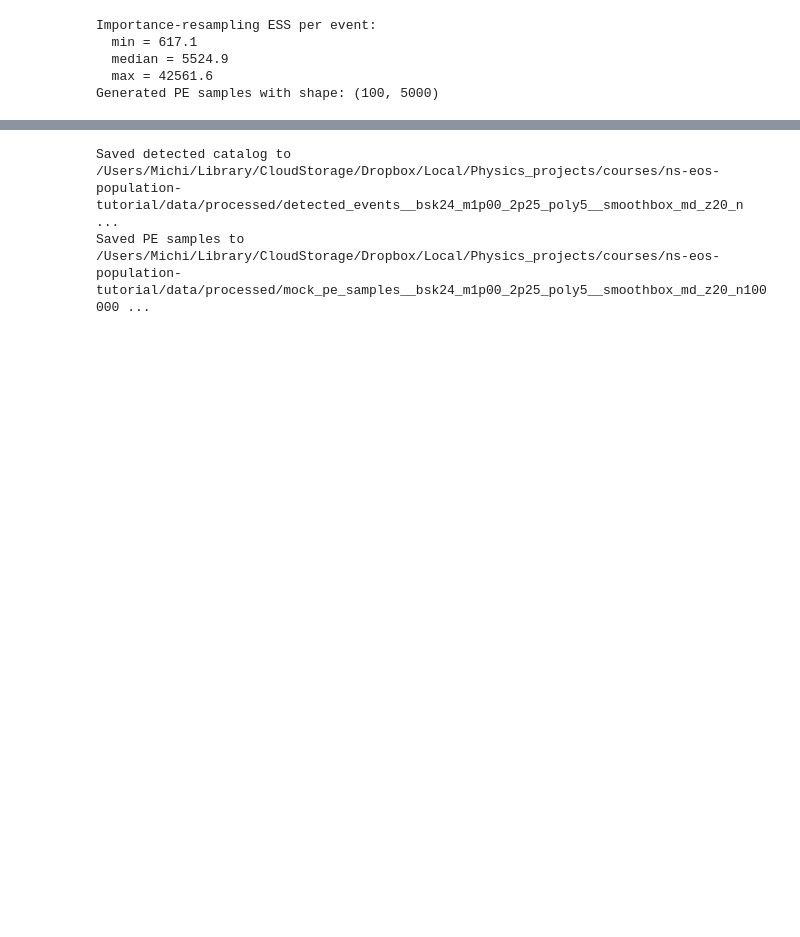
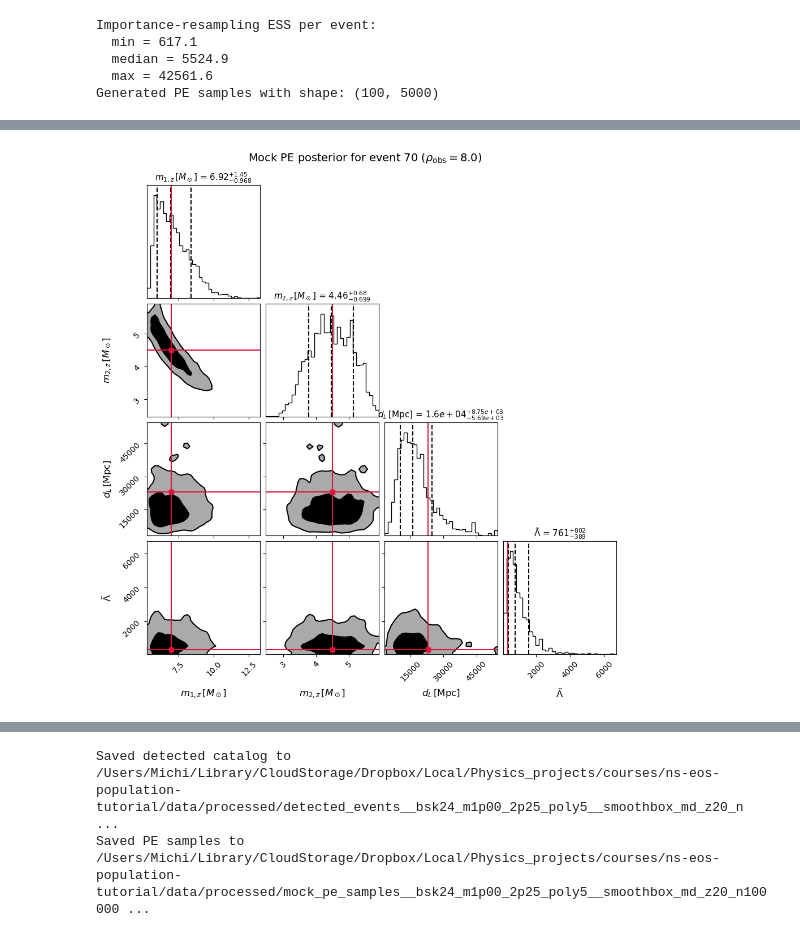
Before and after one commit to Mik3M4n/ns-eos-population-tutorial, a Jupyter notebook: notebooks/02_mock_parameter_estimation.ipynb, the cells around one changed output, grey strips where cells are left out. Drawn from its saved outputs; the diff is of its cells as text; code cells hidden in the pictures; blank space fills up the shorter version.

```diff
--- a/notebooks/02_mock_parameter_estimation.ipynb
+++ b/notebooks/02_mock_parameter_estimation.ipynb
@@ -503,0 +1017,82 @@ Generated PE samples with shape: (100, 5000)
+# %%
+# Diagnostic: corner plots for a few mock PE posteriors
+# in physical detector-frame variables:
+# (m1_det, m2_det, d_L, Lambda_tilde).
+
+import corner
+
+# Choose representative events: low-SNR, median-SNR, and high-SNR detections.
+events_to_plot = [
+    int(np.argmin(rho_obs_selected)),
+    int(np.argsort(rho_obs_selected)[len(rho_obs_selected) // 2]),
+    int(np.argmax(rho_obs_selected)),
+]
+
+corner_labels = [
+    r"$m_{1,z}\,[M_\odot]$",
+    r"$m_{2,z}\,[M_\odot]$",
+    r"$d_L\,[{\rm Mpc}]$",
+    r"$\tilde{\Lambda}$",
+]
+
+# True injected values for the selected detected events.
+# `idx = selected_indices` was defined earlier in the PE-generation cell.
+true_m1_det_selected = m1_det[idx]
+true_m2_det_selected = m2_det[idx]
+true_d_l_selected = d_l[idx]
+true_lambda_tilde_selected = lambda_tilde[idx]
+
+for event_id in events_to_plot:
+    samples_corner = np.column_stack(
+        [
+            pe_m1_det[event_id],
+            pe_m2_det[event_id],
+            pe_d_l[event_id],
+            pe_lambda_tilde[event_id],
+        ]
+    )
+
+    truth_corner = np.array(
+        [
+            true_m1_det_selected[event_id],
+            true_m2_det_selected[event_id],
+            true_d_l_selected[event_id],
+            true_lambda_tilde_selected[event_id],
+        ]
+    )
+
+    fig = corner.corner(
+        samples_corner,
+        labels=corner_labels,
+        truths=truth_corner,
+        truth_color="crimson",
+        show_titles=True,
+        title_fmt=".3g",
+        title_kwargs={"fontsize": 11},
+        label_kwargs={"fontsize": 12},
+        quantiles=[0.16, 0.5, 0.84],
+        levels=(0.5, 0.9),
+        plot_datapoints=False,
+        fill_contours=True,
+        smooth=1.0,
+        bins=35,
+        max_n_ticks=4,
+    )
+
+    fig.suptitle(
+        rf"Mock PE posterior for event {event_id} "
+        rf"($\rho_{{\rm obs}}={rho_obs_selected[event_id]:.1f}$)",
+        y=1.02,
+        fontsize=14,
+    )
+
+    figure_path = (
+        figures_dir
+        / f"mock_pe_corner_physical_event{event_id:03d}__{eos_tag}__{pop_tag}__{detpe_tag}.png"
+    )
+    fig.savefig(figure_path, dpi=200, bbox_inches="tight")
+    plt.show()
+
+    print(f"Saved figure to {figure_path}")
+# %% [output]
+[figure, added]
```
Also changed, not shown: parts of 20 cells of this notebook, 4 other files.
